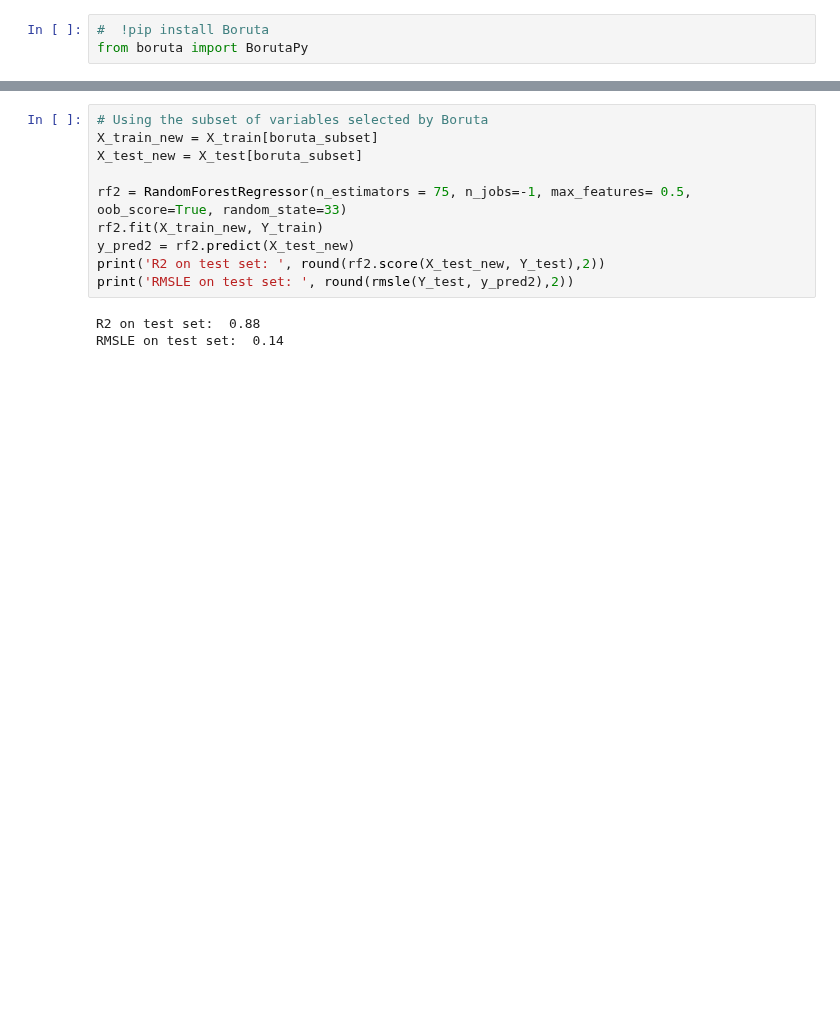
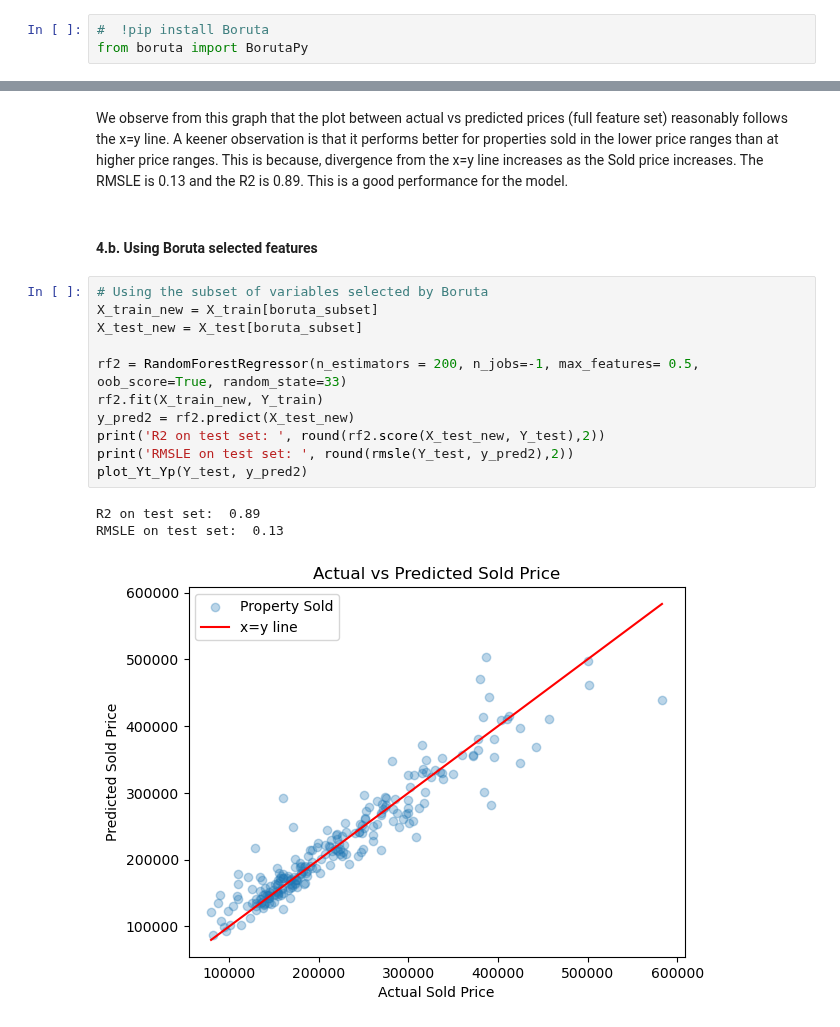
Before and after one commit to rajesvariparasa/ml-processing-pipeline-for-predicting-houseprices, a Jupyter notebook: Milestone-3-RandomForests.ipynb, the cells around one changed output, grey strips where cells are left out. Cells and saved outputs as stored; diff of their text form; blank space fills up the shorter version.

```diff
--- a/Milestone-3-RandomForests.ipynb
+++ b/Milestone-3-RandomForests.ipynb
@@ -375,13 +407,19 @@ Evaluate the test performance of the two random forest models (based on the full
+# %% [markdown]
+We observe from this graph that the plot between actual vs predicted prices (full feature set) reasonably follows the x=y line. A keener observation is that it performs better for properties sold in the lower price ranges than at higher price ranges. This is because, divergence from the x=y line increases as the Sold price increases. The RMSLE is 0.13 and the R2 is 0.89. This is a good performance for the model.
+# %% [markdown]
+#### 4.b. Using Boruta selected features
 # %%
 # Using the subset of variables selected by Boruta
 X_train_new = X_train[boruta_subset]
 X_test_new = X_test[boruta_subset]
 
-rf2 = RandomForestRegressor(n_estimators = 75, n_jobs=-1, max_features= 0.5, oob_score=True, random_state=33)
+rf2 = RandomForestRegressor(n_estimators = 200, n_jobs=-1, max_features= 0.5, oob_score=True, random_state=33)
 rf2.fit(X_train_new, Y_train)
 y_pred2 = rf2.predict(X_test_new)
 print('R2 on test set: ', round(rf2.score(X_test_new, Y_test),2))
 print('RMSLE on test set: ', round(rmsle(Y_test, y_pred2),2))
+plot_Yt_Yp(Y_test, y_pred2)
 # %% [output]
-R2 on test set:  0.88
-RMSLE on test set:  0.14
+R2 on test set:  0.89
+RMSLE on test set:  0.13
+[figure, added]
```
Also changed, not shown: parts of 23 cells of this notebook.
